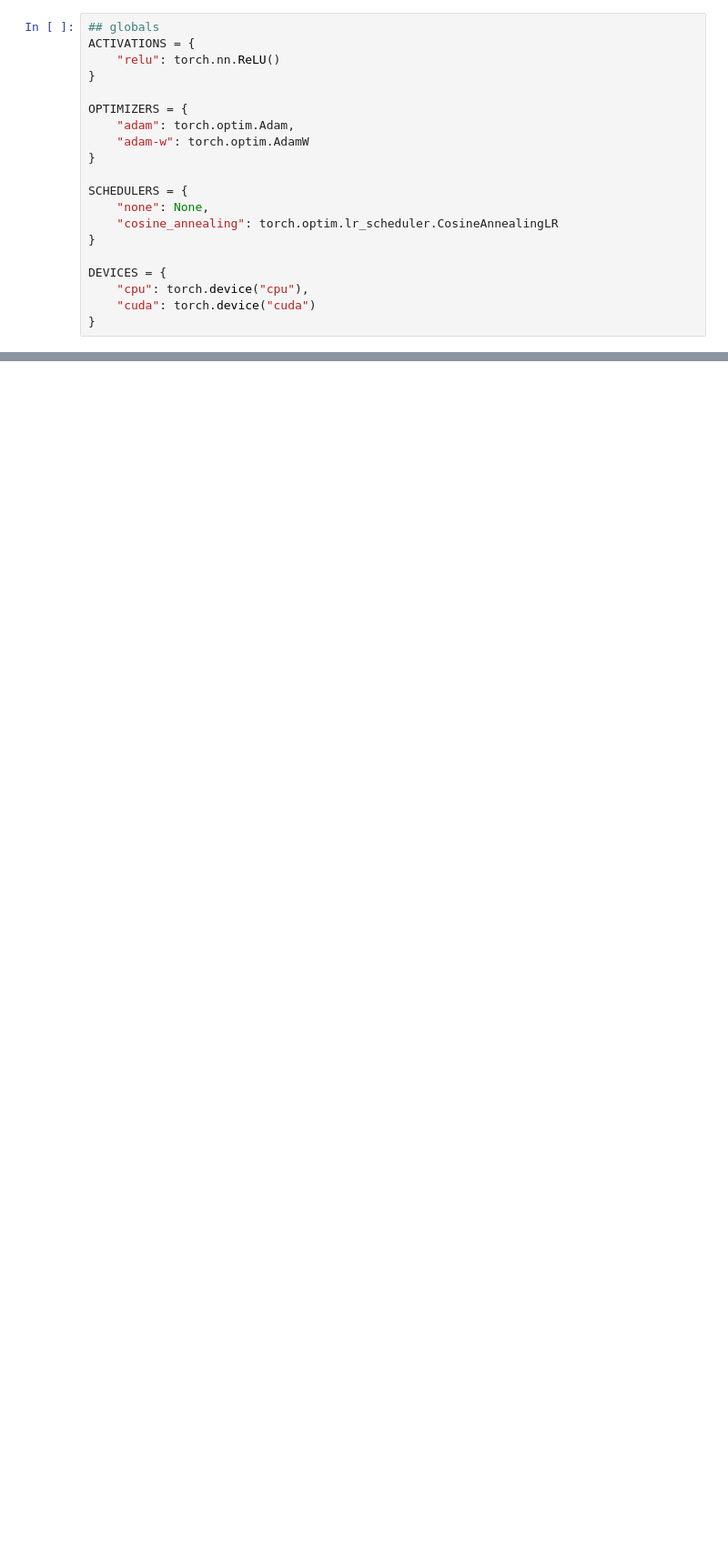
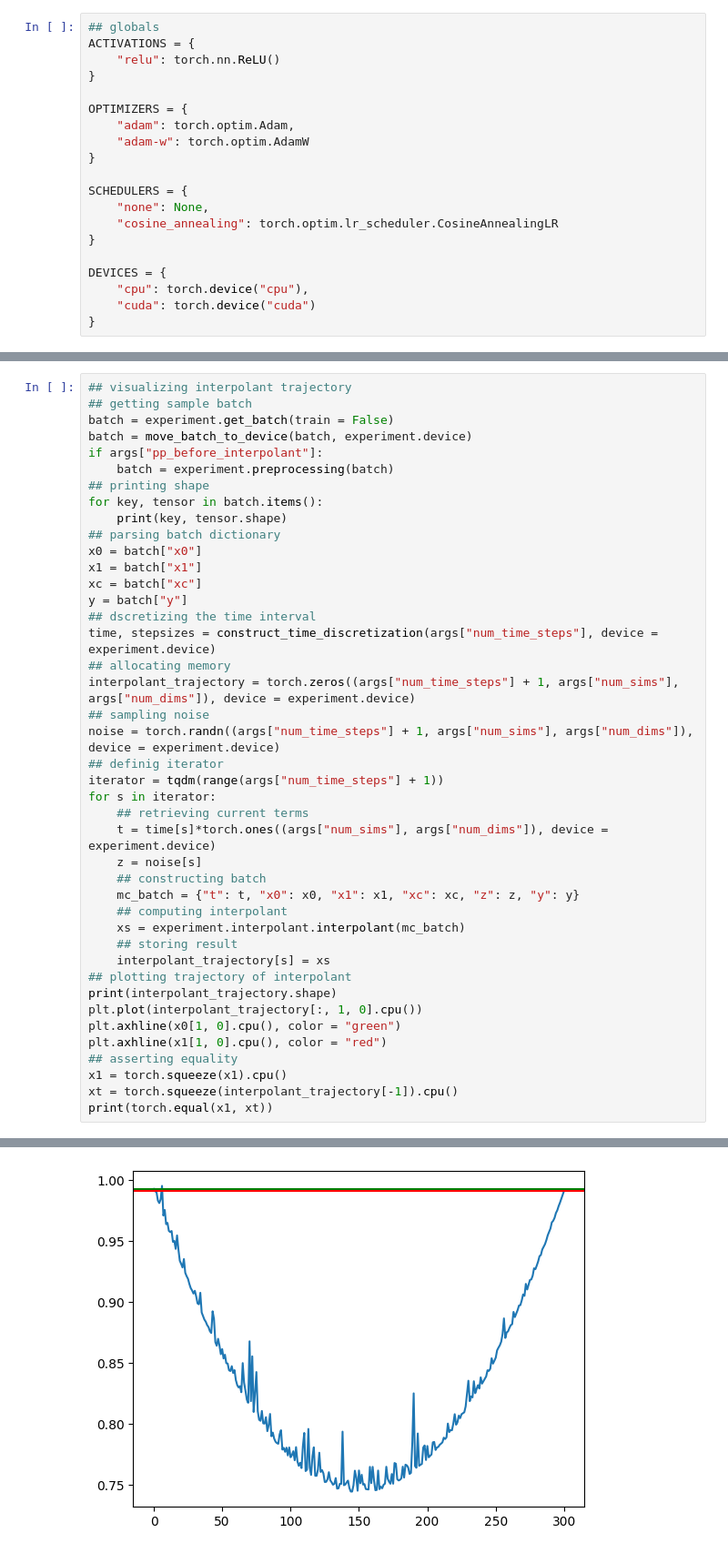
Before and after one commit to FMGS666/interpolant-filtering, a Jupyter notebook: notebooks/nlg.ipynb, the cells around one changed output, grey strips where cells are left out. Shown at 91% size. Saved outputs shown, nothing was run; the diff lists cells and outputs as text; blank space fills up the shorter version.

```diff
--- a/notebooks/nlg.ipynb
+++ b/notebooks/nlg.ipynb
@@ -156,0 +191,43 @@ if JOYPLOT:
+# %%
+## visualizing interpolant trajectory
+## getting sample batch
+batch = experiment.get_batch(train = False)
+batch = move_batch_to_device(batch, experiment.device)
+if args["pp_before_interpolant"]:
+    batch = experiment.preprocessing(batch)
+## printing shape
+for key, tensor in batch.items():
+    print(key, tensor.shape)
+## parsing batch dictionary
+x0 = batch["x0"]
+x1 = batch["x1"]
+xc = batch["xc"]
+y = batch["y"]
+## dscretizing the time interval
+time, stepsizes = construct_time_discretization(args["num_time_steps"], device = experiment.device)
+## allocating memory
+interpolant_trajectory = torch.zeros((args["num_time_steps"] + 1, args["num_sims"], args["num_dims"]), device = experiment.device)
+## sampling noise
+noise = torch.randn((args["num_time_steps"] + 1, args["num_sims"], args["num_dims"]), device = experiment.device)
+## definig iterator
+iterator = tqdm(range(args["num_time_steps"] + 1))
+for s in iterator:
+    ## retrieving current terms
+    t = time[s]*torch.ones((args["num_sims"], args["num_dims"]), device = experiment.device)
+    z = noise[s]
+    ## constructing batch
+    mc_batch = {"t": t, "x0": x0, "x1": x1, "xc": xc, "z": z, "y": y}
+    ## computing interpolant
+    xs = experiment.interpolant.interpolant(mc_batch)
+    ## storing result
+    interpolant_trajectory[s] = xs
+## plotting trajectory of interpolant
+print(interpolant_trajectory.shape)
+plt.plot(interpolant_trajectory[:, 1, 0].cpu())
+plt.axhline(x0[1, 0].cpu(), color = "green")
+plt.axhline(x1[1, 0].cpu(), color = "red")
+## asserting equality
+x1 = torch.squeeze(x1).cpu()
+xt = torch.squeeze(interpolant_trajectory[-1]).cpu()
+print(torch.equal(x1, xt))
+# %% [output]
@@ -157 +240,2 @@ if JOYPLOT:
+[figure, added]
 # %%
```
Also changed, not shown: parts of 15 cells of this notebook, 8 other files.
